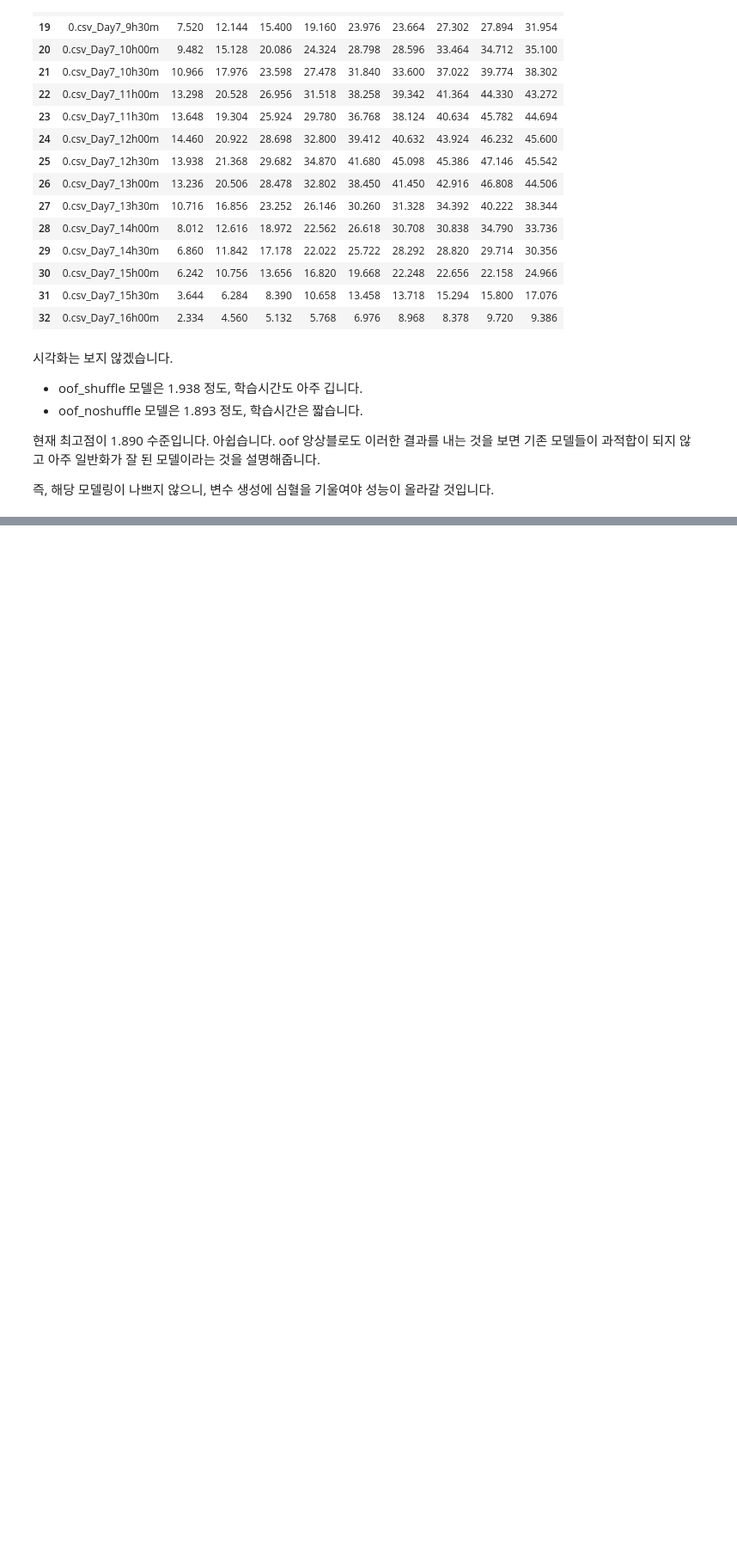
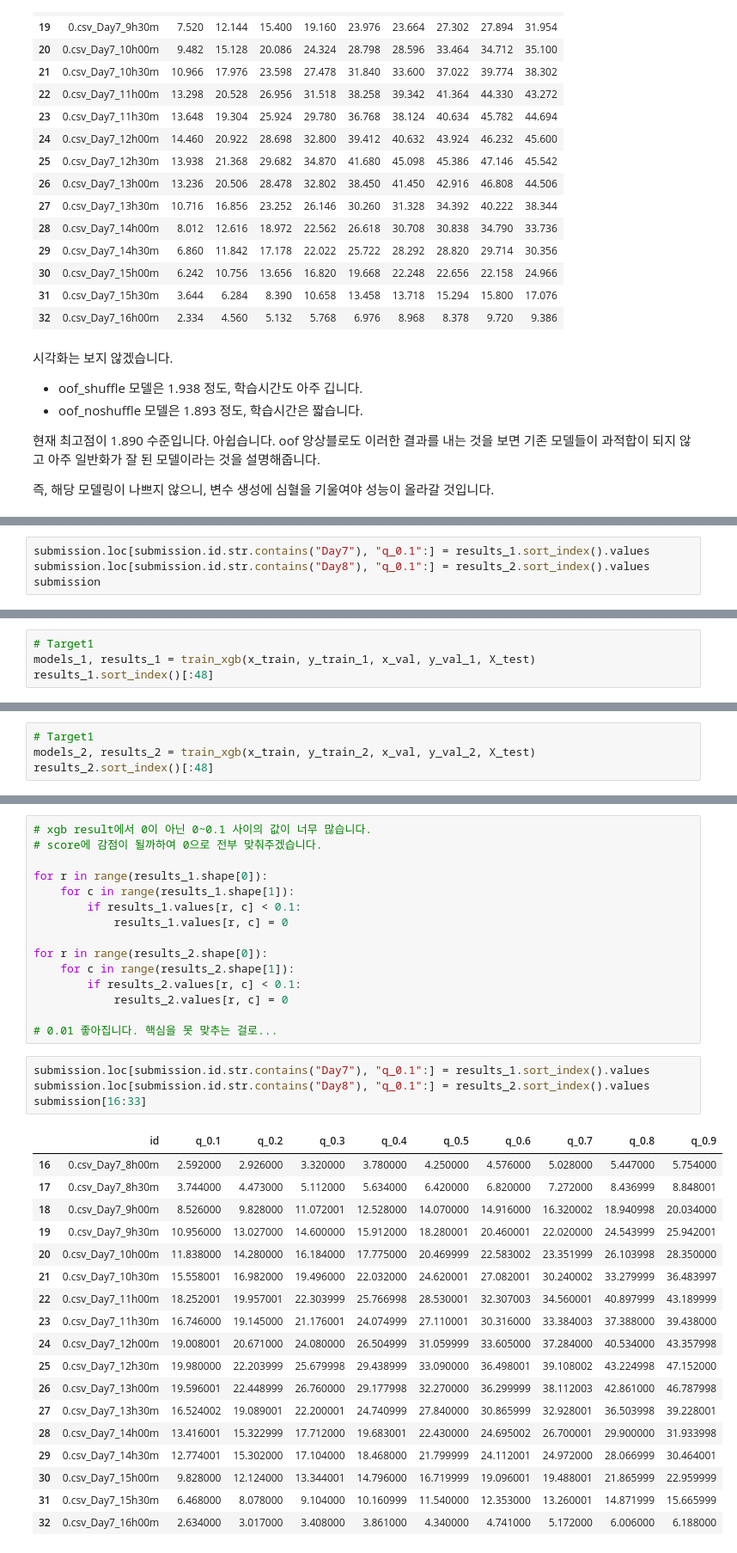
Before and after one commit to thinpig99/dacon-solarPanel, a Jupyter notebook: solarPanel_210108_kfold-test.ipynb, the cells around one changed output, grey strips where cells are left out. Shown at 86% size. Cells and saved outputs as stored; diff of their text form; blank space fills up the shorter version.

```diff
--- a/solarPanel_210108_kfold-test.ipynb
+++ b/solarPanel_210108_kfold-test.ipynb
@@ -341,0 +489,4 @@ submission[16:33]
+# %%
+submission.loc[submission.id.str.contains("Day7"), "q_0.1":] = results_1.sort_index().values
+submission.loc[submission.id.str.contains("Day8"), "q_0.1":] = results_2.sort_index().values
+submission
@@ -341,0 +555,4 @@ submission[16:33]
+# %%
+# Target1
+models_1, results_1 = train_xgb(x_train, y_train_1, x_val, y_val_1, X_test)
+results_1.sort_index()[:48]
@@ -341,0 +594,4 @@ submission[16:33]
+# %%
+# Target1
+models_2, results_2 = train_xgb(x_train, y_train_2, x_val, y_val_2, X_test)
+results_2.sort_index()[:48]
@@ -341,0 +633,38 @@ submission[16:33]
+# %%
+# xgb result에서 0이 아닌 0~0.1 사이의 값이 너무 많습니다.
+# score에 감점이 될까하여 0으로 전부 맞춰주겠습니다.
+
+for r in range(results_1.shape[0]):
+    for c in range(results_1.shape[1]):
+        if results_1.values[r, c] < 0.1:
+            results_1.values[r, c] = 0
+
+for r in range(results_2.shape[0]):
+    for c in range(results_2.shape[1]):
+        if results_2.values[r, c] < 0.1:
+            results_2.values[r, c] = 0
+
+# 0.01 좋아집니다. 핵심을 못 맞추는 걸로...
+# %%
+submission.loc[submission.id.str.contains("Day7"), "q_0.1":] = results_1.sort_index().values
+submission.loc[submission.id.str.contains("Day8"), "q_0.1":] = results_2.sort_index().values
+submission[16:33]
+# %% [output]
+|  | id | q_0.1 | q_0.2 | q_0.3 | q_0.4 | q_0.5 | q_0.6 | q_0.7 | q_0.8 | q_0.9 |
+| 16 | 0.csv_Day7_8h00m | 2.592000 | 2.926000 | 3.320000 | 3.780000 | 4.250000 | 4.576000 | 5.028000 | 5.447000 | 5.754000 |
+| 17 | 0.csv_Day7_8h30m | 3.744000 | 4.473000 | 5.112000 | 5.634000 | 6.420000 | 6.820000 | 7.272000 | 8.436999 | 8.848001 |
+| 18 | 0.csv_Day7_9h00m | 8.526000 | 9.828000 | 11.072001 | 12.528000 | 14.070000 | 14.916000 | 16.320002 | 18.940998 | 20.034000 |
+| 19 | 0.csv_Day7_9h30m | 10.956000 | 13.027000 | 14.600000 | 15.912000 | 18.280001 | 20.460001 | 22.020000 | 24.543999 | 25.942001 |
+| 20 | 0.csv_Day7_10h00m | 11.838000 | 14.280000 | 16.184000 | 17.775000 | 20.469999 | 22.583002 | 23.351999 | 26.103998 | 28.350000 |
+| 21 | 0.csv_Day7_10h30m | 15.558001 | 16.982000 | 19.496000 | 22.032000 | 24.620001 | 27.082001 | 30.240002 | 33.279999 | 36.483997 |
+| 22 | 0.csv_Day7_11h00m | 18.252001 | 19.957001 | 22.303999 | 25.766998 | 28.530001 | 32.307003 | 34.560001 | 40.897999 | 43.189999 |
+| 23 | 0.csv_Day7_11h30m | 16.746000 | 19.145000 | 21.176001 | 24.074999 | 27.110001 | 30.316000 | 33.384003 | 37.388000 | 39.438000 |
+| 24 | 0.csv_Day7_12h00m | 19.008001 | 20.671000 | 24.080000 | 26.504999 | 31.059999 | 33.605000 | 37.284000 | 40.534000 | 43.357998 |
+| 25 | 0.csv_Day7_12h30m | 19.980000 | 22.203999 | 25.679998 | 29.438999 | 33.090000 | 36.498001 | 39.108002 | 43.224998 | 47.152000 |
+| 26 | 0.csv_Day7_13h00m | 19.596001 | 22.448999 | 26.760000 | 29.177998 | 32.270000 | 36.299999 | 38.112003 | 42.861000 | 46.787998 |
+| 27 | 0.csv_Day7_13h30m | 16.524002 | 19.089001 | 22.200001 | 24.740999 | 27.840000 | 30.865999 | 32.928001 | 36.503998 | 39.228001 |
+| 28 | 0.csv_Day7_14h00m | 13.416001 | 15.322999 | 17.712000 | 19.683001 | 22.430000 | 24.695002 | 26.700001 | 29.900000 | 31.933998 |
+| 29 | 0.csv_Day7_14h30m | 12.774001 | 15.302000 | 17.104000 | 18.468000 | 21.799999 | 24.112001 | 24.972000 | 28.066999 | 30.464001 |
+| 30 | 0.csv_Day7_15h00m | 9.828000 | 12.124000 | 13.344001 | 14.796000 | 16.719999 | 19.096001 | 19.488001 | 21.865999 | 22.959999 |
+| 31 | 0.csv_Day7_15h30m | 6.468000 | 8.078000 | 9.104000 | 10.160999 | 11.540000 | 12.353000 | 13.260001 | 14.871999 | 15.665999 |
+| 32 | 0.csv_Day7_16h00m | 2.634000 | 3.017000 | 3.408000 | 3.861000 | 4.340000 | 4.741000 | 5.172000 | 6.006000 | 6.188000 |
```
Also changed, not shown: parts of 16 cells of this notebook, 12 other files.
